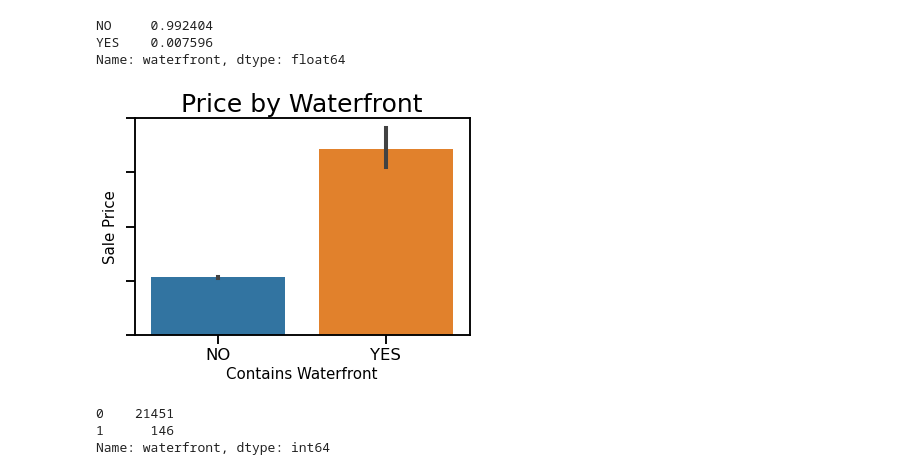
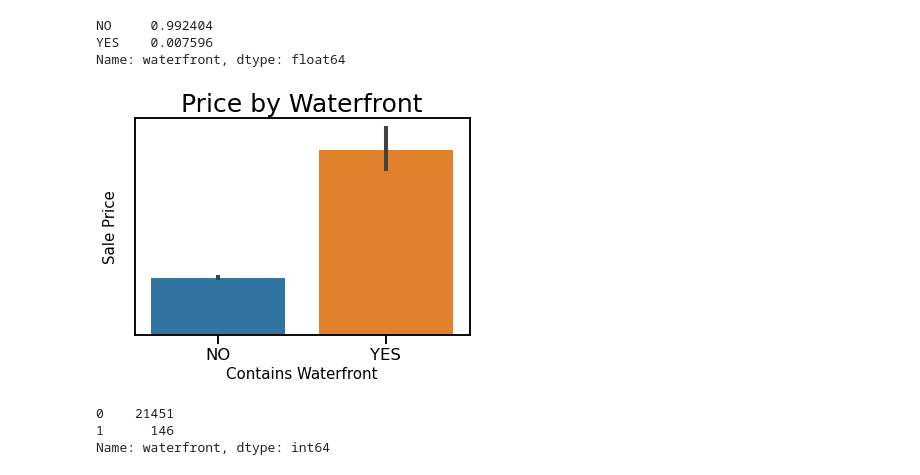
Before and after one commit to henrysvg/dsc-phase-2-project-v2-3, a Jupyter notebook: student.ipynb, the cells around one changed output. Cells and saved outputs as stored; diff of their text form; code cells hidden in the pictures.

```diff
--- a/student.ipynb
+++ b/student.ipynb
@@ -141,15 +141,18 @@ data['waterfront'].value_counts(normalize=True)
 NO     0.992404
 YES    0.007596
 Name: waterfront, dtype: float64
+# %%
+sns.set_context('talk')
 # %%
 sns.set_context('talk')
 ax = sns.barplot(x = 'waterfront', y = 'price', data=data)
 ax.set_xlabel('Contains Waterfront', size = 15)
 ax.set_ylabel('Sale Price', size = 15)
 ax.set_title('Price by Waterfront', size = 25)
-ax.set(yticklabels=[]);
+ax.set(yticklabels=[])
+ax.tick_params(left=False);
 # %% [output]
-[figure, old version]
+[figure, new version]
 # %%
 data['waterfront'].fillna('NO', inplace=True)
 # %%
```
Also changed, not shown: parts of 7 cells of this notebook, 4 other files.
